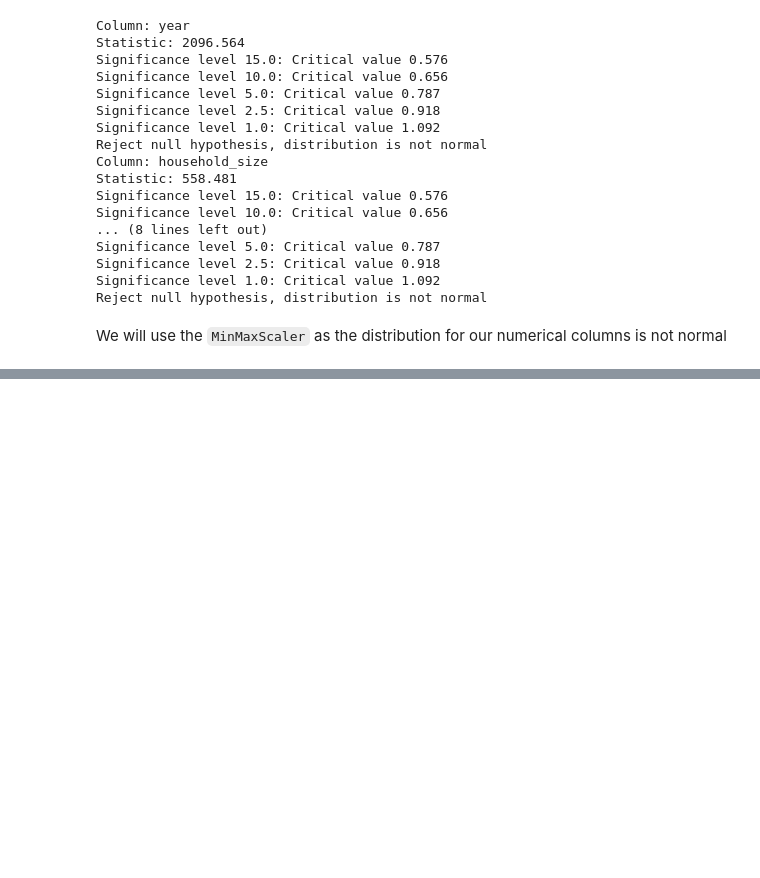
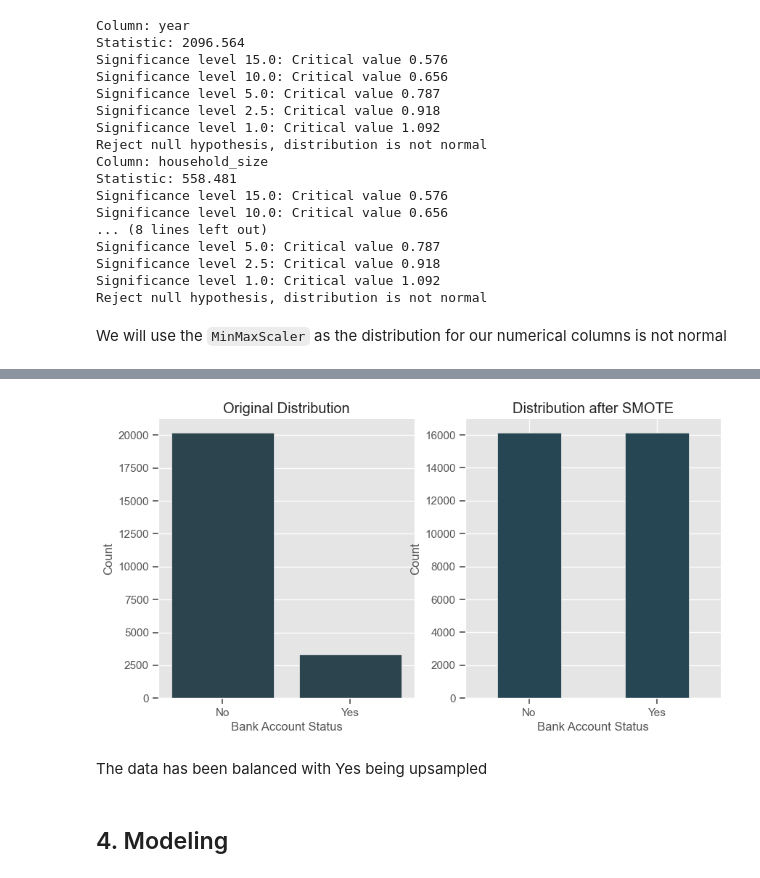
Before and after one commit to WaeniKakenyi/Financial_inclusion_in_Africa, a Jupyter notebook: Financial_inclusion_in_africa.ipynb, the cells around one changed output, grey strips where cells are left out. Saved outputs shown, nothing was run; the diff lists cells and outputs as text; code cells hidden in the pictures; blank space fills up the shorter version.

```diff
--- a/Financial_inclusion_in_africa.ipynb
+++ b/Financial_inclusion_in_africa.ipynb
@@ -816,0 +849,24 @@ preprocessed_test = preprocessing(test)
+# %%
+# Create a figure with two subplots side by side
+fig, axs = plt.subplots(ncols=2, figsize=(10,5))
+
+# Plot the first subplot
+sns.countplot(data=data, x='bank_account', ax=axs[0],color='#264653')
+axs[0].set_xlabel('Bank Account Status')
+axs[0].set_ylabel('Count')
+axs[0].set_title('Original Distribution')
+
+# Plot the second subplot
+y_train.value_counts().plot(kind='bar', ax=axs[1], color='#264653')
+axs[1].set_xlabel('Bank Account Status')
+axs[1].set_ylabel('Count')
+axs[1].set_title('Distribution after SMOTE')
+axs[1].set_xticklabels(labels=['No', 'Yes'], rotation=0)
+# Show the plot
+plt.show()
+# %% [output]
+[figure, added]
+# %% [markdown]
+The data has been balanced with Yes being upsampled
+# %% [markdown]
+## 4. Modeling
```
Also changed, not shown: parts of 22 cells of this notebook.
